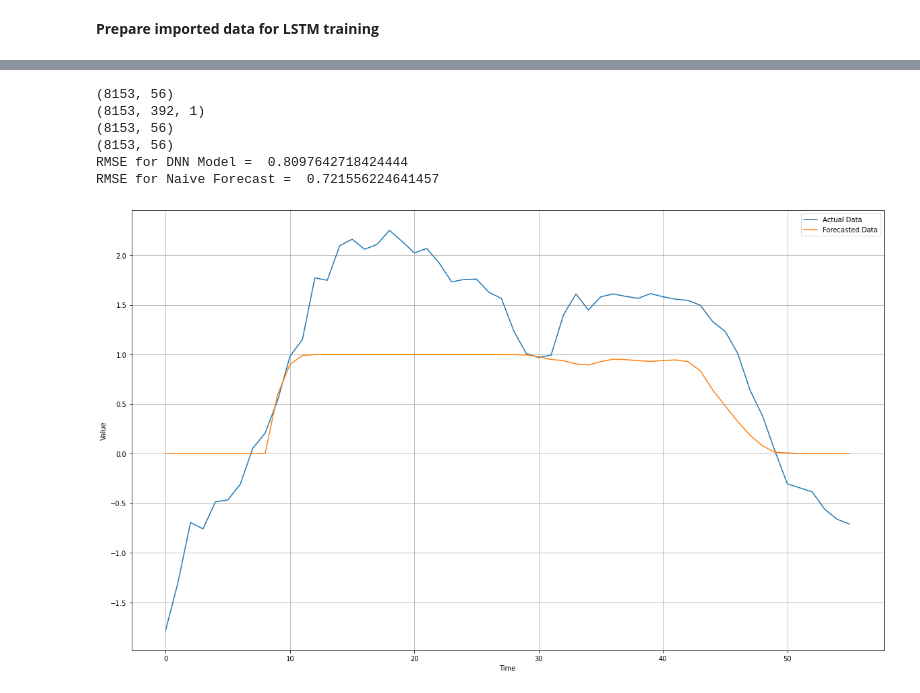
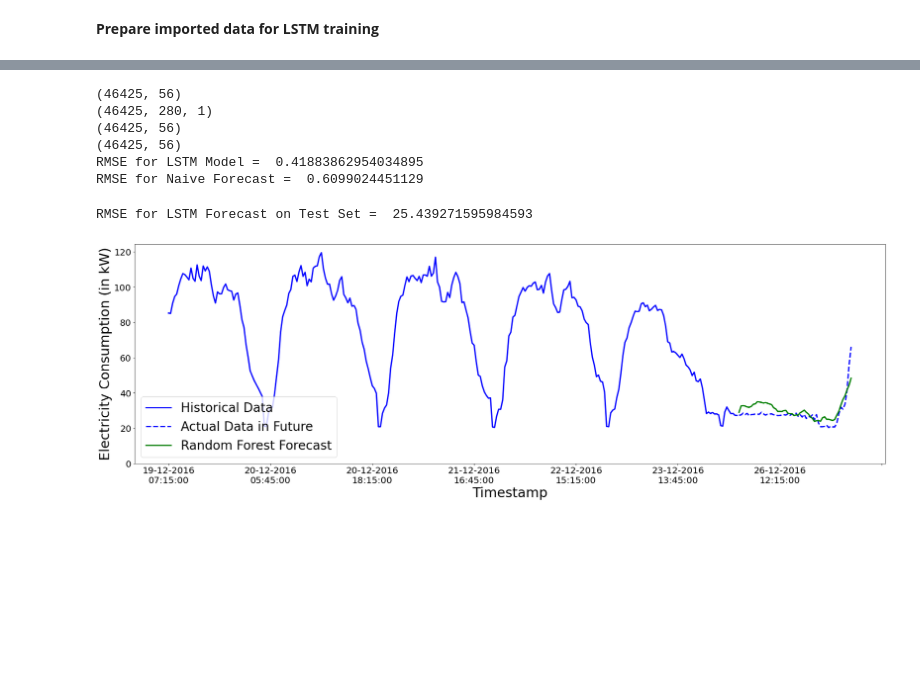
Before and after one commit to jain15mayank/Day-Ahead-Load-Demand-Forecasting-with-LSTMs, a Jupyter notebook: LSTM_train.ipynb, the cells around one changed output, grey strips where cells are left out. Cells and saved outputs as stored; diff of their text form; code cells hidden in the pictures; blank space fills up the shorter version.

```diff
--- a/LSTM_train.ipynb
+++ b/LSTM_train.ipynb
@@ -207,22 +377,18 @@ print(myTrainY.shape)
 naive_forecast = myTrainX[:, -56:, 0]
 print(naive_forecast.shape)
 
-print('RMSE for DNN Model = ', mean_squared_error(myTrainY, forecast, squared=False))
+print('RMSE for LSTM Model = ', mean_squared_error(myTrainY, forecast, squared=False))
 print('RMSE for Naive Forecast = ', mean_squared_error(myTrainY, naive_forecast, squared=False))
 # %% [output]
-(8153, 56)
-(8153, 392, 1)
-(8153, 56)
-(8153, 56)
-RMSE for DNN Model =  0.8097642718424444
-RMSE for Naive Forecast =  0.721556224641457
+(46425, 56)
+(46425, 280, 1)
+(46425, 56)
+(46425, 56)
+RMSE for LSTM Model =  0.41883862954034895
+RMSE for Naive Forecast =  0.6099024451129
-# %%
-plt.figure(figsize=(20, 12))
-plt.plot(myTrainY[5])
-plt.plot(forecast[5])
-plt.xlabel("Time")
-plt.ylabel("Value")
-plt.legend(("Actual Data","Forecasted Data"))
-plt.grid(True)
-# %% [output]
-[figure, removed]
+# %%
+LSTM_forecast = model.predict(myTestX)
+print('RMSE for LSTM Forecast on Test Set = ', calcInvScaledError(np.array(LSTM_forecast), np.array(testY),
+                                                                  errorMetric='RMSE', scaler=scaler, dataToScalerIndices=[officeIDX]*len(LSTM_forecast)))
+# %% [output]
+RMSE for LSTM Forecast on Test Set =  25.439271595984593
@@ -228,0 +407,44 @@ plt.grid(True)
+# %%
+class MyFormatter(Formatter):
+    def __init__(self, dates, fmt='%d-%m-%Y\n%H:%M:%S'):
+        self.dates = dates
+        self.fmt = fmt
+
+    def __call__(self, x, pos=0):
+        'Return the label for time x at position pos'
+        ind = int(np.round(x))
+        if ind >= len(self.dates) or ind < 0:
+            return ''
+        ts = (self.dates[ind] - np.datetime64('1970-01-01T00:00:00Z')) / np.timedelta64(1, 's')
+        return datetime.utcfromtimestamp(ts).strftime(self.fmt)
+# %%
+# Make as pandas series
+LSTM_forecast_series = pd.Series(LSTM_forecast[window_idx_to_forecast], index=dateSeriesY.index)
+
+LSTM_forecast_seriesTT = pd.Series(invertStandardization(scaler, np.array([LSTM_forecast_series]), np.array([officeIDX]))[0], index=dateSeriesY.index)
+
+seriesXTT = pd.Series(invertStandardization(scaler, np.array([seriesX]), np.array([officeIDX]))[0], index=dateSeriesX.index)
+seriesYTT = pd.Series(invertStandardization(scaler, np.array([seriesY]), np.array([officeIDX]))[0], index=dateSeriesY.index)
+
+# Plot
+formatter = MyFormatter(np.append(dateTestX[window_idx_to_forecast], dateTestY[window_idx_to_forecast]))
+fig, ax = plt.subplots(figsize=(30, 9))
+ax.xaxis.set_major_formatter(formatter)
+plt.rc('font', size=17)         # controls default text sizes
+plt.rc('axes', titlesize=30)    # fontsize of the axes title
+plt.rc('axes', labelsize=30)    # fontsize of the x and y labels
+plt.rc('xtick', labelsize=26)   # fontsize of the tick labels
+plt.rc('ytick', labelsize=26)   # fontsize of the tick labels
+plt.rc('legend', fontsize=28)   # legend fontsize
+plt.rc('figure', titlesize=35)  # fontsize of the figure title
+plt.plot(seriesXTT, label='Historical Data', color='blue', marker='', linestyle='-', linewidth=3, markersize=2)
+plt.plot(seriesYTT, label='Actual Data in Future', color='blue', marker='', linestyle='--', linewidth=3, markersize=2)
+plt.plot(LSTM_forecast_seriesTT, label='Random Forest Forecast', color='green', marker='', linestyle='-', linewidth=3, markersize=2)
+plt.xlabel("Timestamp", fontsize=30)
+plt.ylabel("Electricity Consumption (in kW)", fontsize=30)
+#plt.title('Forecast vs Actuals')
+plt.legend(loc='lower left', fontsize=28)
+plt.gca().set_ylim(bottom=0)
+plt.show()
+# %% [output]
+[figure, added]
```
Also changed, not shown: parts of 20 cells of this notebook, 4 other files.
